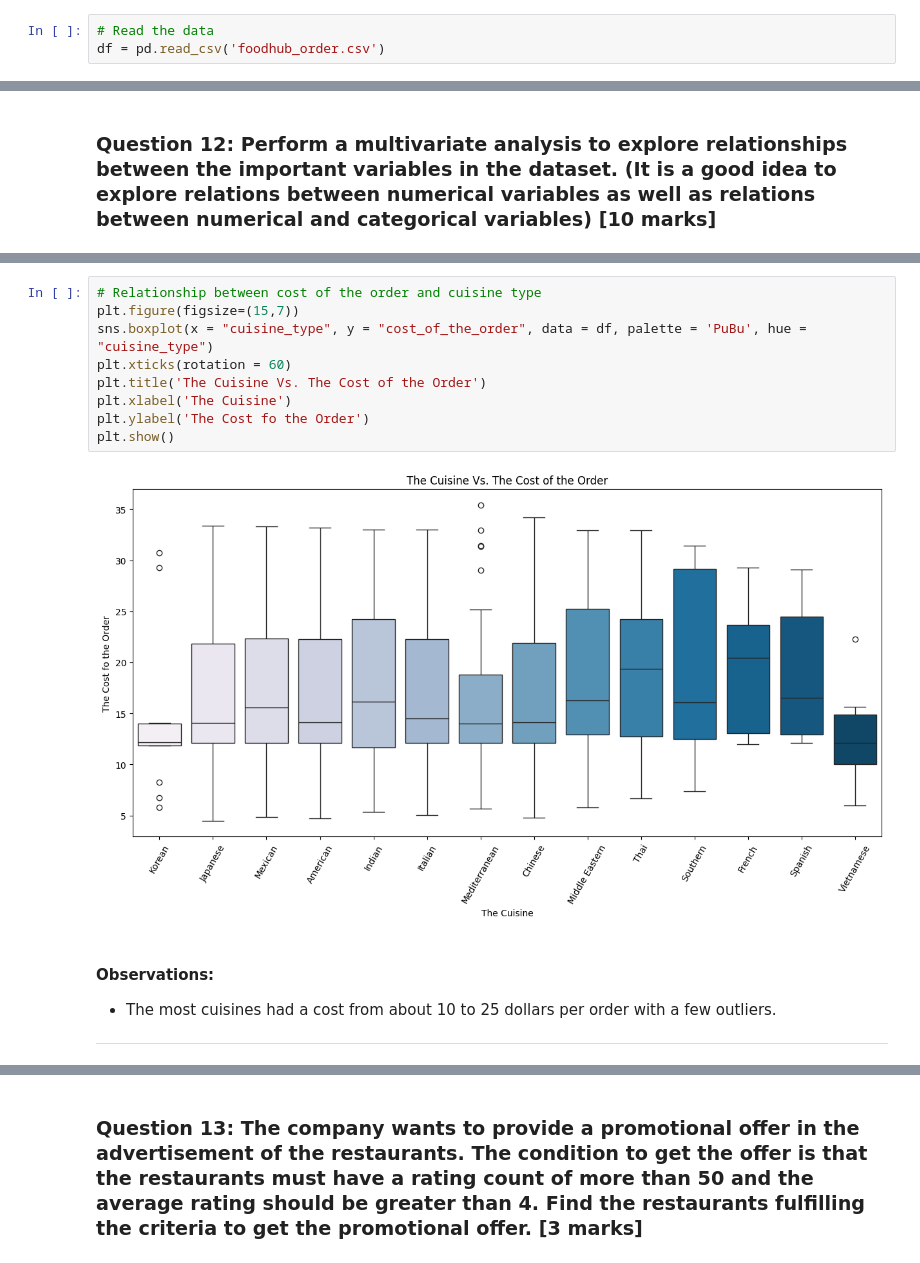
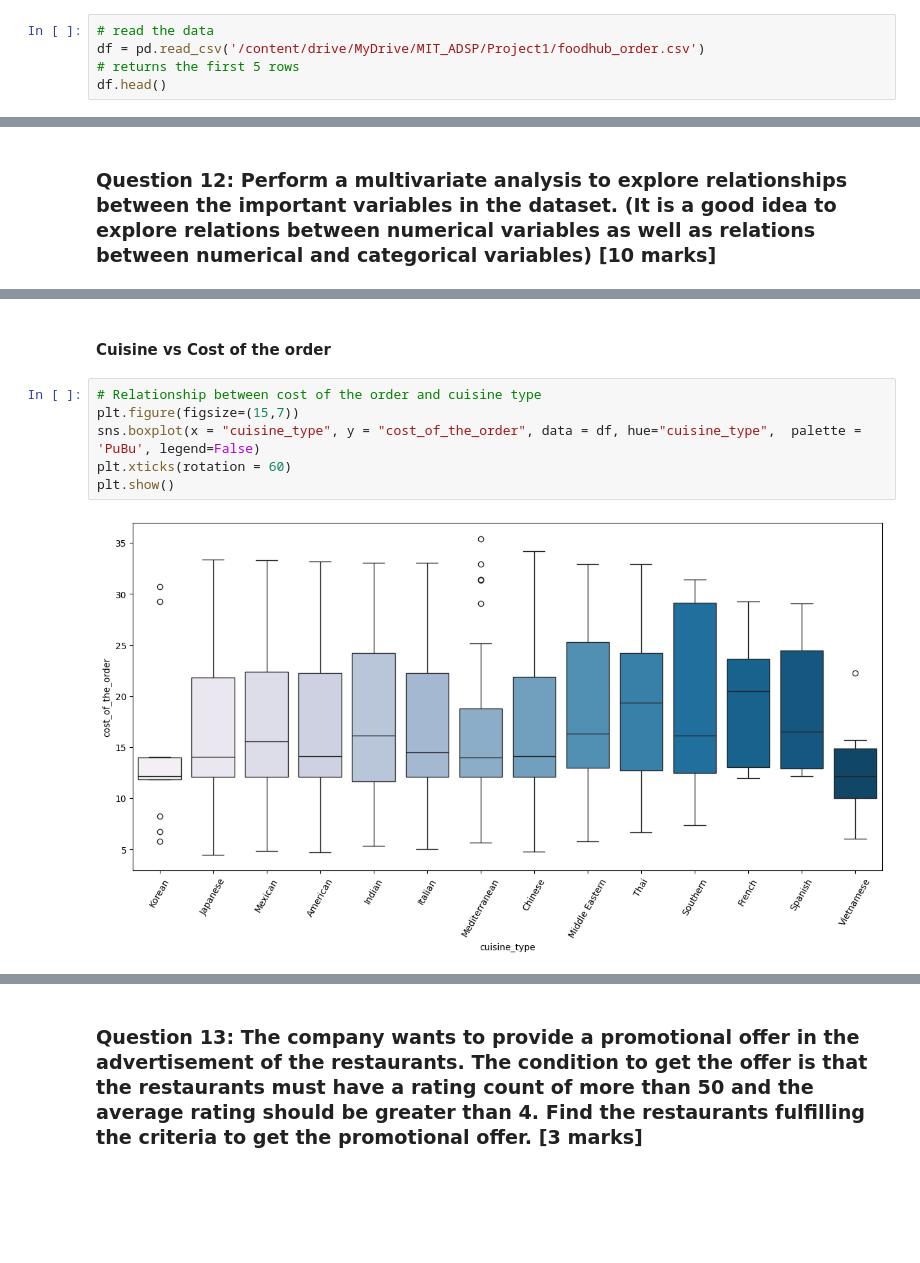
Before and after one commit to sandesha21/FoodHub_MIT_AIML, a Jupyter notebook: Project1_Foodhub_sbadwaik_Learner_Notebook_Full_Code_Submission.ipynb, the cells around one changed output, grey strips where cells are left out. Drawn from its saved outputs; the diff is of its cells as text; blank space fills up the shorter version.

```diff
--- a/Project1_Foodhub_sbadwaik_Learner_Notebook_Full_Code_Submission.ipynb
+++ b/Project1_Foodhub_sbadwaik_Learner_Notebook_Full_Code_Submission.ipynb
@@ -63,3 +48,5 @@ import seaborn as sns
 # %%
-# Read the data
-df = pd.read_csv('foodhub_order.csv')
+# read the data
+df = pd.read_csv('/content/drive/MyDrive/MIT_ADSP/Project1/foodhub_order.csv')
+# returns the first 5 rows
+df.head()
@@ -431,15 +559,10 @@ Name: customer_id, dtype: int64
+# %% [markdown]
+#### Cuisine vs Cost of the order
 # %%
 # Relationship between cost of the order and cuisine type
 plt.figure(figsize=(15,7))
-sns.boxplot(x = "cuisine_type", y = "cost_of_the_order", data = df, palette = 'PuBu', hue = "cuisine_type")
+sns.boxplot(x = "cuisine_type", y = "cost_of_the_order", data = df, hue="cuisine_type",  palette = 'PuBu', legend=False)
 plt.xticks(rotation = 60)
-plt.title('The Cuisine Vs. The Cost of the Order')
-plt.xlabel('The Cuisine')
-plt.ylabel('The Cost fo the Order')
 plt.show()
 # %% [output]
-[figure, old version]
+[figure, new version]
-# %% [markdown]
-#### Observations:
-- The most cuisines had a cost from about 10 to 25 dollars per order with a few outliers.
----
```
Also changed, not shown: parts of 147 cells of this notebook.
